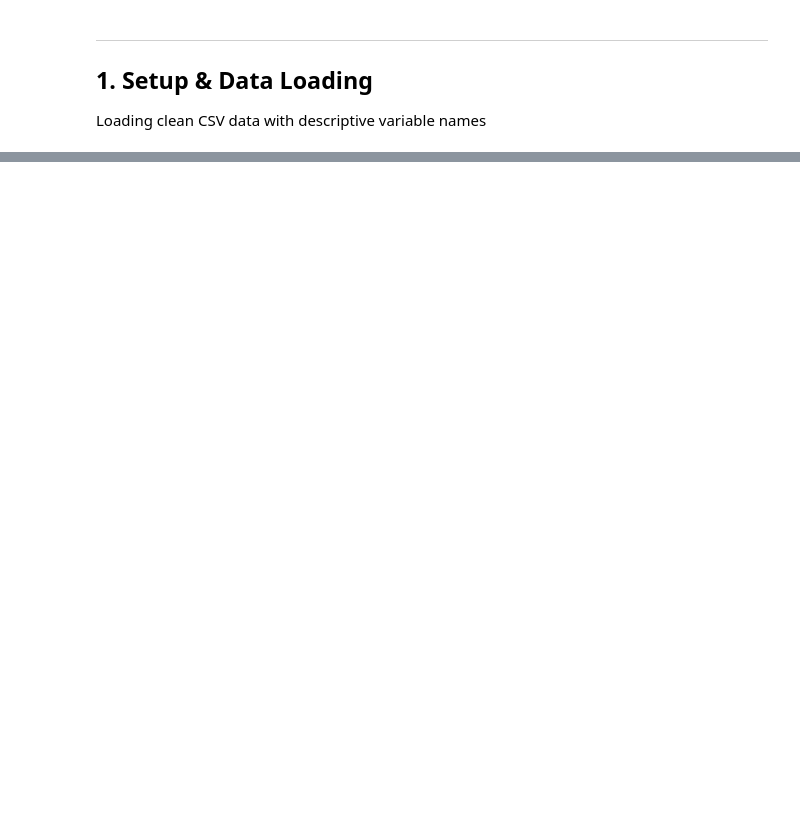
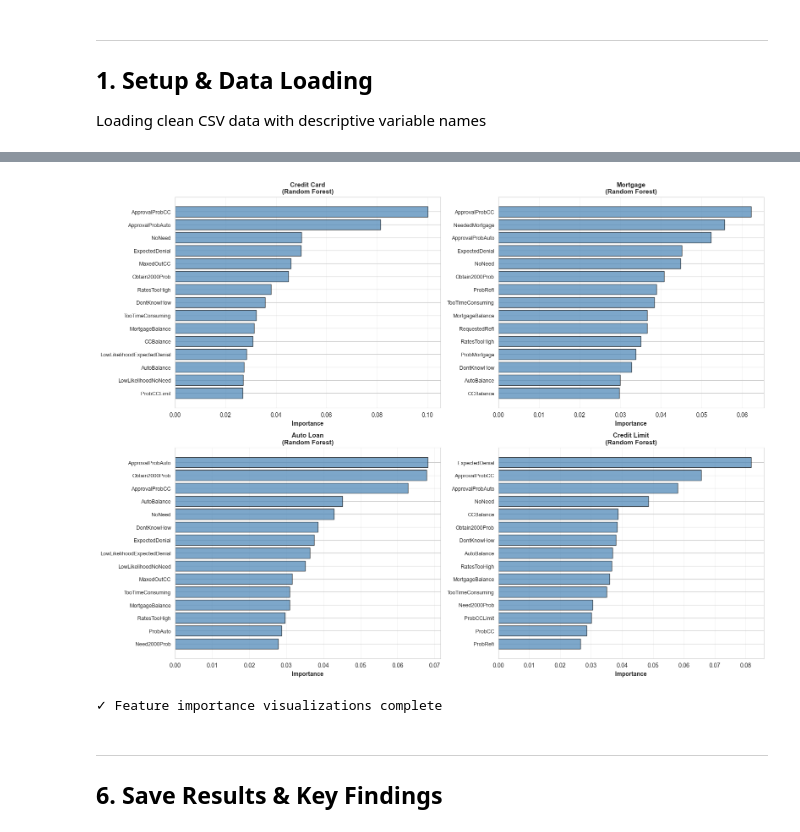
Before and after one commit to shlinkLFO/CreditAccess, a Jupyter notebook: CreditAccess_Modeling.ipynb, the cells around one changed output, grey strips where cells are left out. Cells and saved outputs as stored; diff of their text form; code cells hidden in the pictures; blank space fills up the shorter version.

```diff
--- a/CreditAccess_Modeling.ipynb
+++ b/CreditAccess_Modeling.ipynb
@@ -1844,0 +1665,38 @@ MODELING INSIGHTS & BUSINESS RECOMMENDATIONS
+# %%
+# Visualize feature importance for key targets
+fig, axes = plt.subplots(2, 2, figsize=(16, 12))
+axes = axes.flatten()
+
+# Select top targets to visualize
+viz_targets = list(all_models.keys())[:4]  # First 4 targets
+
+for idx, target_name in enumerate(viz_targets):
+    ax = axes[idx]
+
+    # Use Random Forest importance (if available)
+    key = f"{target_name}_Random Forest"
+    if key in all_feature_importance:
+        importance_df = all_feature_importance[key]
+
+        # Plot top 15 features
+        top_features = importance_df.head(15)
+
+        ax.barh(range(len(top_features)), top_features['Importance'].values,
+                color='steelblue', edgecolor='black', alpha=0.7)
+        ax.set_yticks(range(len(top_features)))
+        ax.set_yticklabels(top_features['Feature'].values, fontsize=9)
+        ax.set_xlabel('Importance', fontsize=10, fontweight='bold')
+        ax.set_title(f'{target_name}\n(Random Forest)', fontsize=11, fontweight='bold')
+        ax.invert_yaxis()
+        ax.grid(axis='x', alpha=0.3)
+
+plt.tight_layout()
+plt.show()
+
+print("\n✓ Feature importance visualizations complete")
+# %% [output]
+[figure, added]
+✓ Feature importance visualizations complete
+# %% [markdown]
+---
+## 6. Save Results & Key Findings
```
Also changed, not shown: parts of 60 cells of this notebook, 16 other files.
